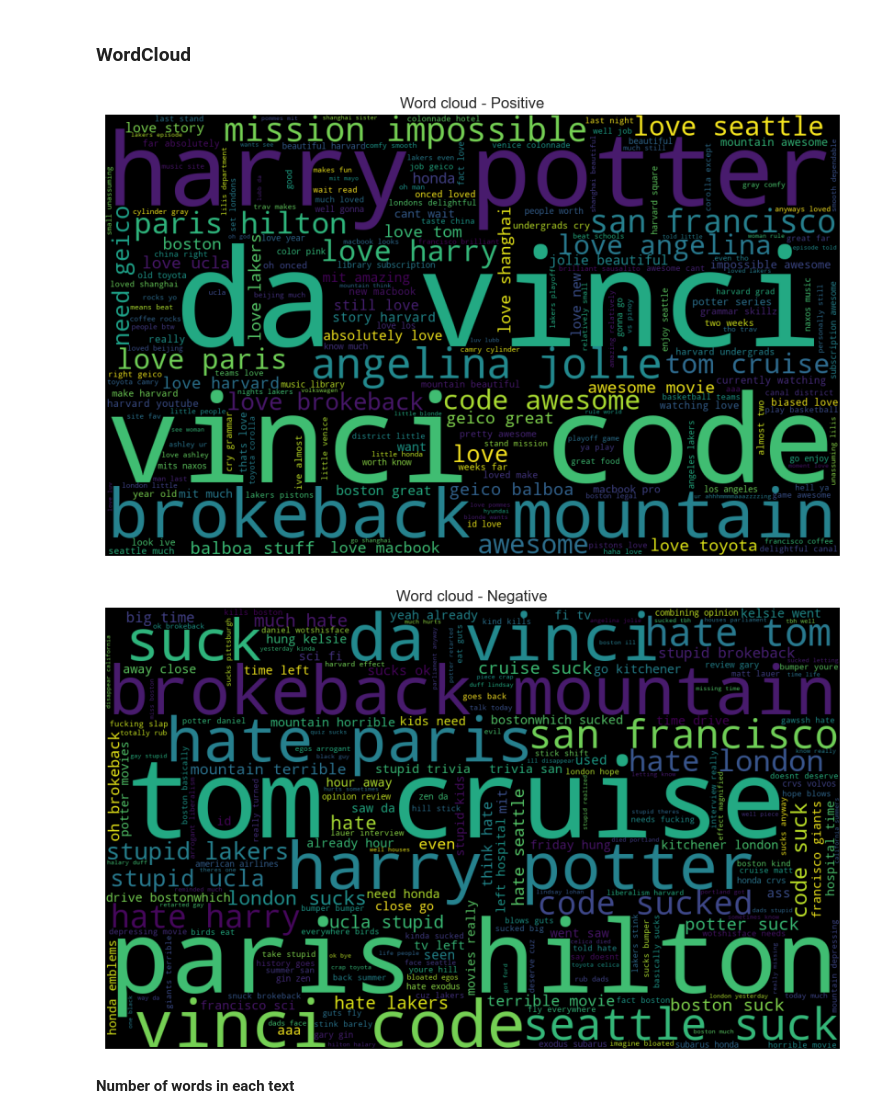
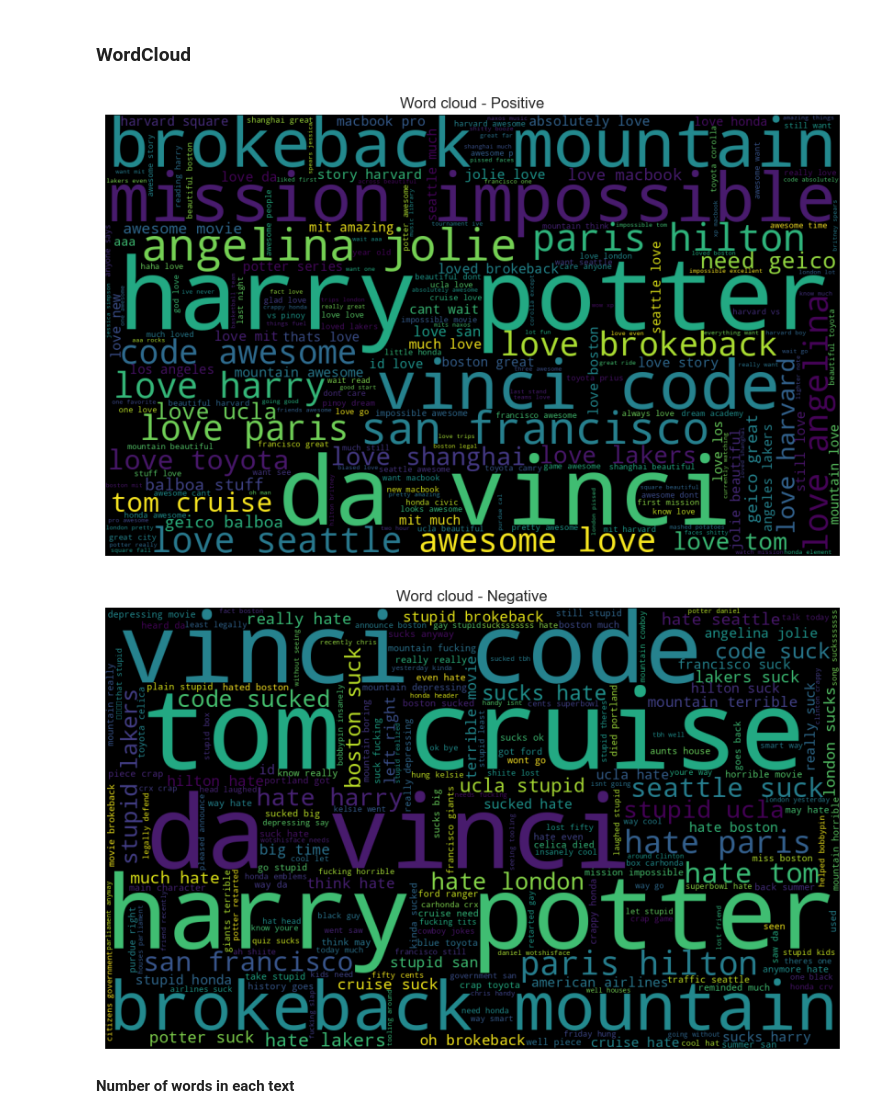
Before and after one commit to panubhav2001/Sentiment-analysis, a Jupyter notebook: Sentiment_analysis.ipynb, the cells around one changed output. Cells and saved outputs as stored; diff of their text form; code cells hidden in the pictures.

```diff
--- a/Sentiment_analysis.ipynb
+++ b/Sentiment_analysis.ipynb
@@ -20,7 +20,7 @@ from string import punctuation
 from nltk import pos_tag
 from nltk.corpus import wordnet
 # %%
-df = pd.read_csv("D:\\Praxis\\TERM 2\\NLP\\data\\umich_train_data.csv", header=None, delimiter='\t', quoting=3)
+df = pd.read_csv('umich_train_data.csv', header=None, delimiter='\t', quoting=3)
 df.columns = ['sentiment','text']
 df = df.sample(frac=1, random_state=42).reset_index(drop=True)
 df.shape
@@ -122,10 +128,10 @@ df2 = df.copy()
 # %% [markdown]
 ### WordCloud
 # %%
-dfs = df.sample(frac=0.1, random_state=42)
+#dfs = df.sample(frac=0.1, random_state=42)
 
 wrds=''
-for msg in dfs[dfs['sentiment']==1]['text']:
+for msg in df[df['sentiment']==1]['text']:
     msg=msg.split()
     for words in msg:
         wrds = wrds+words+' '
@@ -139,24 +145,24 @@ plt.axis("off")
 plt.tight_layout(pad=0)
 plt.show()
 # %% [output]
-[figure, old version]
+[figure, new version]
 # %%
 wrds=''
-for msg in dfs[dfs['sentiment']==0]['text']:
+for msg in df[df['sentiment']==0]['text']:
     msg=msg.split()
     for words in msg:
         wrds = wrds+words+' '
 
 wcloud = WordCloud(width=1200, height=720,random_state=101).generate(wrds)
 
 plt.figure( figsize=(10,5), facecolor='w')
 plt.imshow(wcloud)
 plt.title('Word cloud - Negative')
 plt.axis("off")
 plt.tight_layout(pad=0)
 plt.show()
 # %% [output]
-[figure, old version]
+[figure, new version]
 # %% [markdown]
 **Number of words in each text**
 # %%
```
Also changed, not shown: parts of 49 cells of this notebook, 2 other files.
